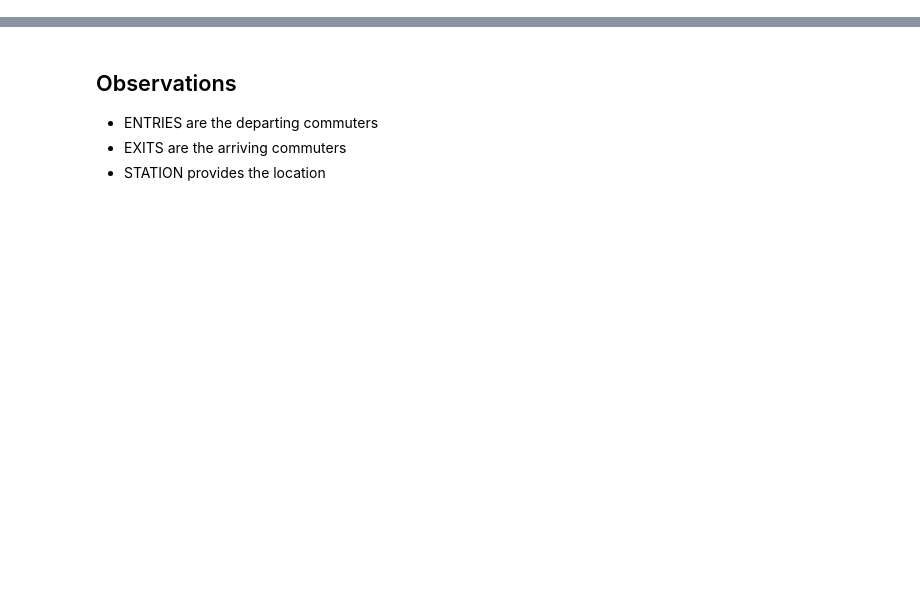
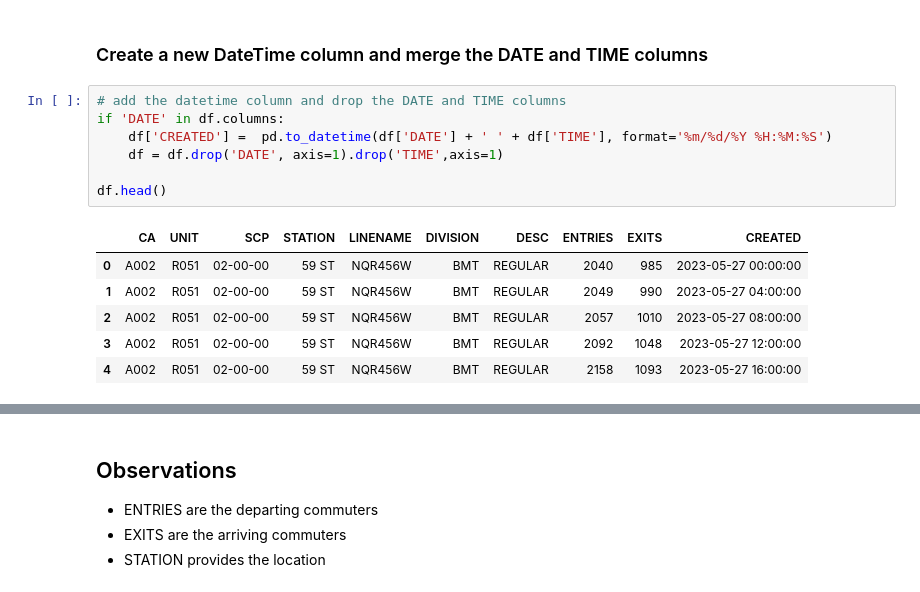
Before and after one commit to ozkary/data-engineering-mta-turnstile, a Jupyter notebook: Step1-Discovery/discovery.ipynb, the cells around one changed output, grey strips where cells are left out. Drawn from its saved outputs; the diff is of its cells as text; blank space fills up the shorter version.

```diff
--- a/Step1-Discovery/discovery.ipynb
+++ b/Step1-Discovery/discovery.ipynb
@@ -18,3 +133,19 @@ df = df.fillna(0)
+# %% [markdown]
+### Create a new DateTime column and merge the DATE and TIME columns
+# %%
+# add the datetime column and drop the DATE and TIME columns
+if 'DATE' in df.columns:
+    df['CREATED'] =  pd.to_datetime(df['DATE'] + ' ' + df['TIME'], format='%m/%d/%Y %H:%M:%S')
+    df = df.drop('DATE', axis=1).drop('TIME',axis=1)
+
+df.head()
+# %% [output]
+|  | CA | UNIT | SCP | STATION | LINENAME | DIVISION | DESC | ENTRIES | EXITS | CREATED |
+| 0 | A002 | R051 | 02-00-00 | 59 ST | NQR456W | BMT | REGULAR | 2040 | 985 | 2023-05-27 00:00:00 |
+| 1 | A002 | R051 | 02-00-00 | 59 ST | NQR456W | BMT | REGULAR | 2049 | 990 | 2023-05-27 04:00:00 |
+| 2 | A002 | R051 | 02-00-00 | 59 ST | NQR456W | BMT | REGULAR | 2057 | 1010 | 2023-05-27 08:00:00 |
+| 3 | A002 | R051 | 02-00-00 | 59 ST | NQR456W | BMT | REGULAR | 2092 | 1048 | 2023-05-27 12:00:00 |
+| 4 | A002 | R051 | 02-00-00 | 59 ST | NQR456W | BMT | REGULAR | 2158 | 1093 | 2023-05-27 16:00:00 |
 # %%
 df.info()
 # %% [output]
```
Also changed, not shown: parts of 28 cells of this notebook, 5 other files.
